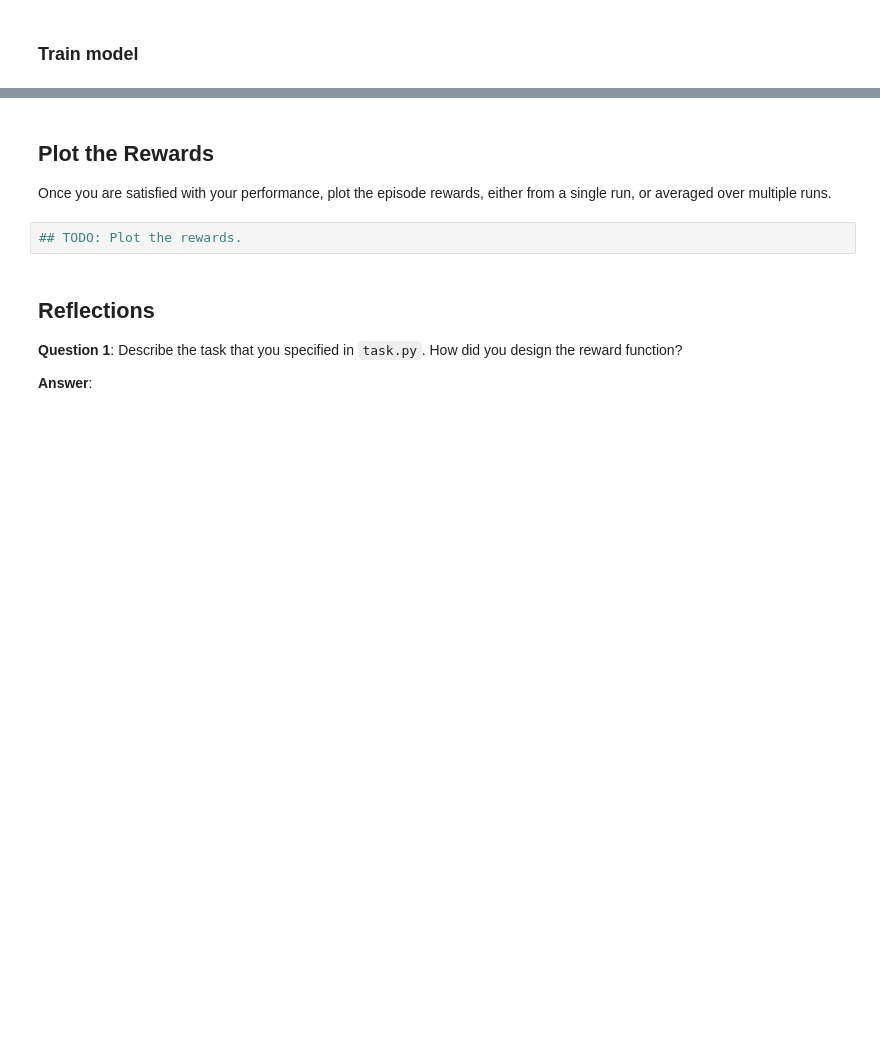
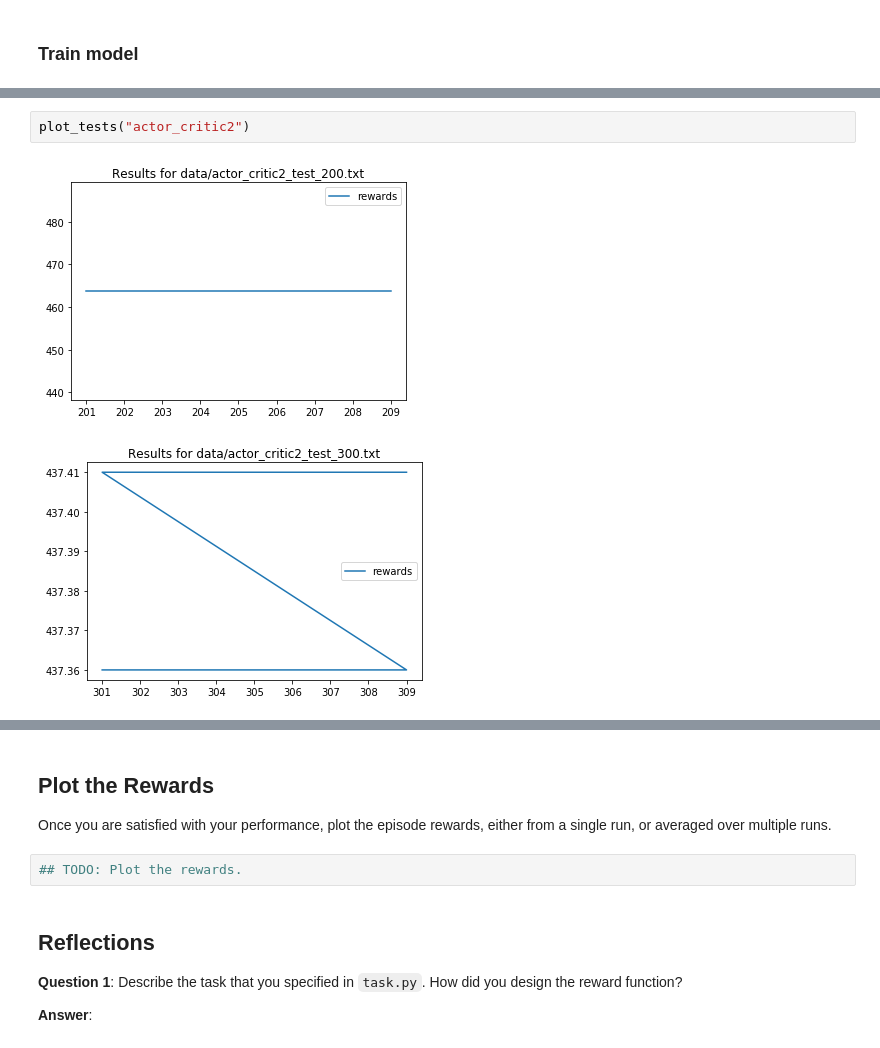
Before and after one commit to MichelML/udacity-quadopter, a Jupyter notebook: Quadcopter_Project.ipynb, the cells around one changed output, grey strips where cells are left out. Cells and saved outputs as stored; diff of their text form; blank space fills up the shorter version.

Commit message:
add test utilities to measure convergence

```diff
--- a/Quadcopter_Project.ipynb
+++ b/Quadcopter_Project.ipynb
@@ -440,3 +371,8 @@ KeyboardInterrupt:
+# %%
+plot_tests("actor_critic2")
+# %% [output]
+[figure, added]
+[figure, added]
 # %%
 results_best = pd.read_csv("data/actor_critic2_best.txt")
 plot_all(results_best)
```
Also changed, not shown: parts of 8 cells of this notebook, 4 other files.
